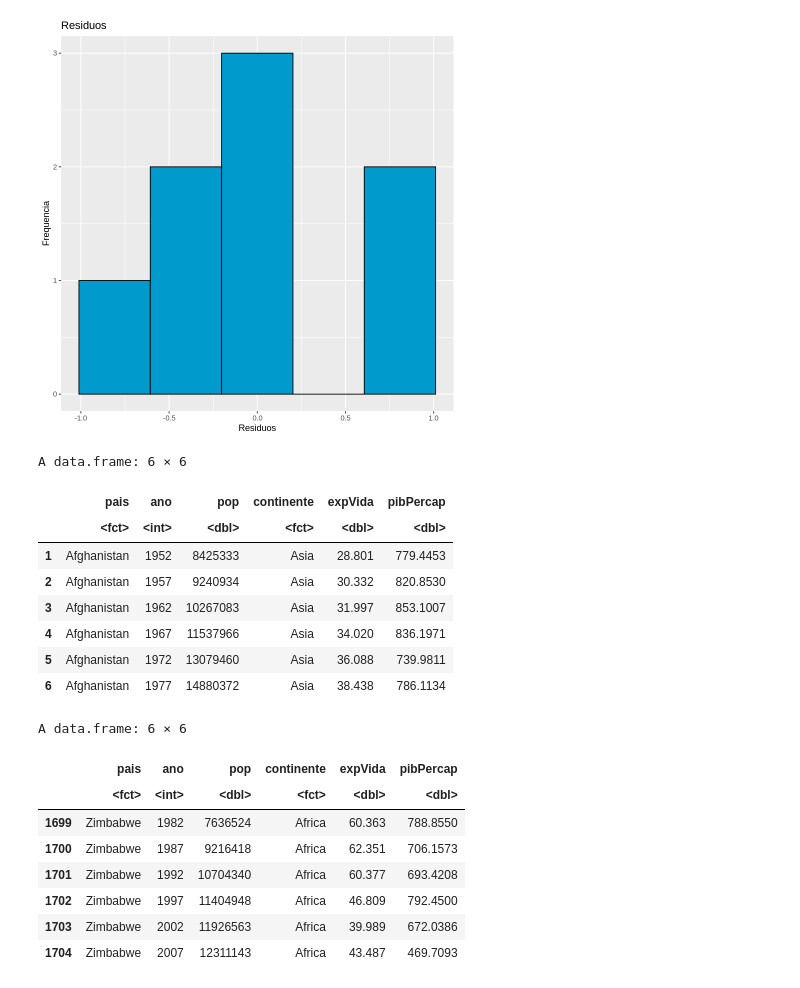
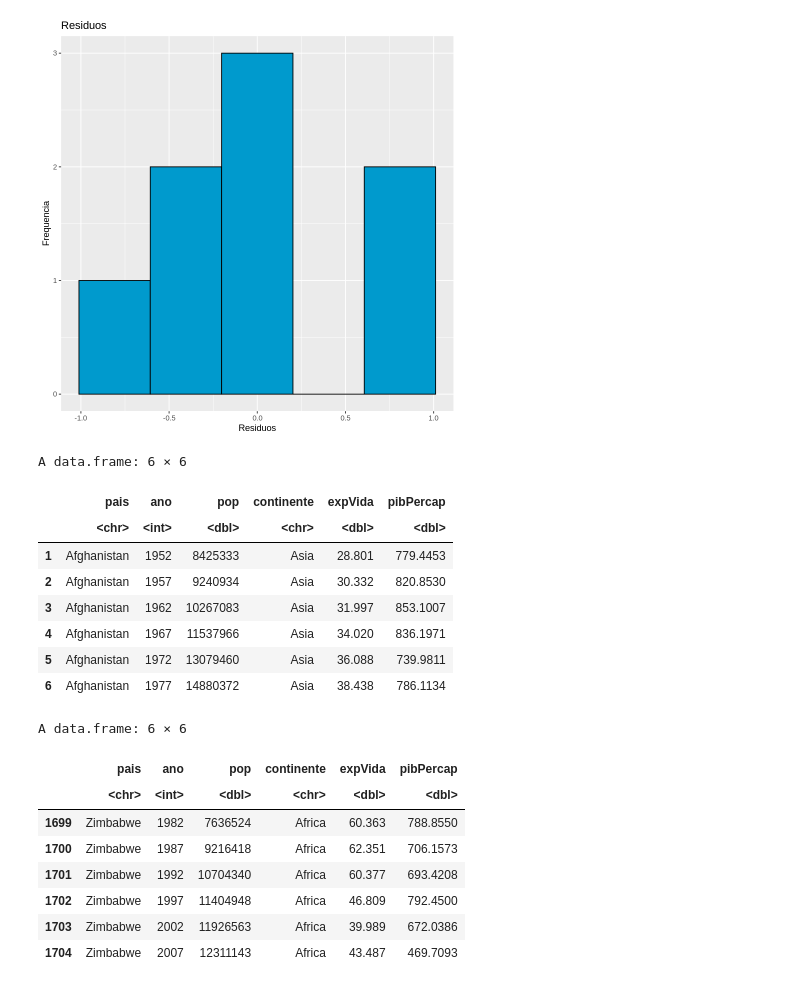
Before and after one commit to BrunaKrasotaMatos/An-liseEstat-stica, a Jupyter notebook: Trilha4/Trilha4.ipynb, the cells around one changed output. Saved outputs shown, nothing was run; the diff lists cells and outputs as text; code cells hidden in the pictures.

```diff
--- a/Trilha4/Trilha4.ipynb
+++ b/Trilha4/Trilha4.ipynb
@@ -143,13 +143,14 @@ ggplot(data=mod_1.df) +
 # %%
 # PROBLEMA 2
 # Importa dados
-pib_gap <- read.csv(file = 'pib_gapminder.csv', stringsAsFactors = TRUE)
-head(pib_gap)
-tail(pib_gap)
+#read_csv(examplecsv, col_types = cols(b = col_character()))
+pib_gap_ini <- read.csv(file = 'pib_gapminder.csv')
+head(pib_gap_ini)
+tail(pib_gap_ini)
 # %% [output]
 A data.frame: 6 × 6
 |  | pais | ano | pop | continente | expVida | pibPercap |
-|  | <fct> | <int> | <dbl> | <fct> | <dbl> | <dbl> |
+|  | <chr> | <int> | <dbl> | <chr> | <dbl> | <dbl> |
 | 1 | Afghanistan | 1952 | 8425333 | Asia | 28.801 | 779.4453 |
 | 2 | Afghanistan | 1957 | 9240934 | Asia | 30.332 | 820.8530 |
 | 3 | Afghanistan | 1962 | 10267083 | Asia | 31.997 | 853.1007 |
@@ -158,7 +159,7 @@ A data.frame: 6 × 6
 | 6 | Afghanistan | 1977 | 14880372 | Asia | 38.438 | 786.1134 |
 A data.frame: 6 × 6
 |  | pais | ano | pop | continente | expVida | pibPercap |
-|  | <fct> | <int> | <dbl> | <fct> | <dbl> | <dbl> |
+|  | <chr> | <int> | <dbl> | <chr> | <dbl> | <dbl> |
 | 1699 | Zimbabwe | 1982 | 7636524 | Africa | 60.363 | 788.8550 |
 | 1700 | Zimbabwe | 1987 | 9216418 | Africa | 62.351 | 706.1573 |
 | 1701 | Zimbabwe | 1992 | 10704340 | Africa | 60.377 | 693.4208 |
```
Also changed, not shown: parts of 5 cells of this notebook.
